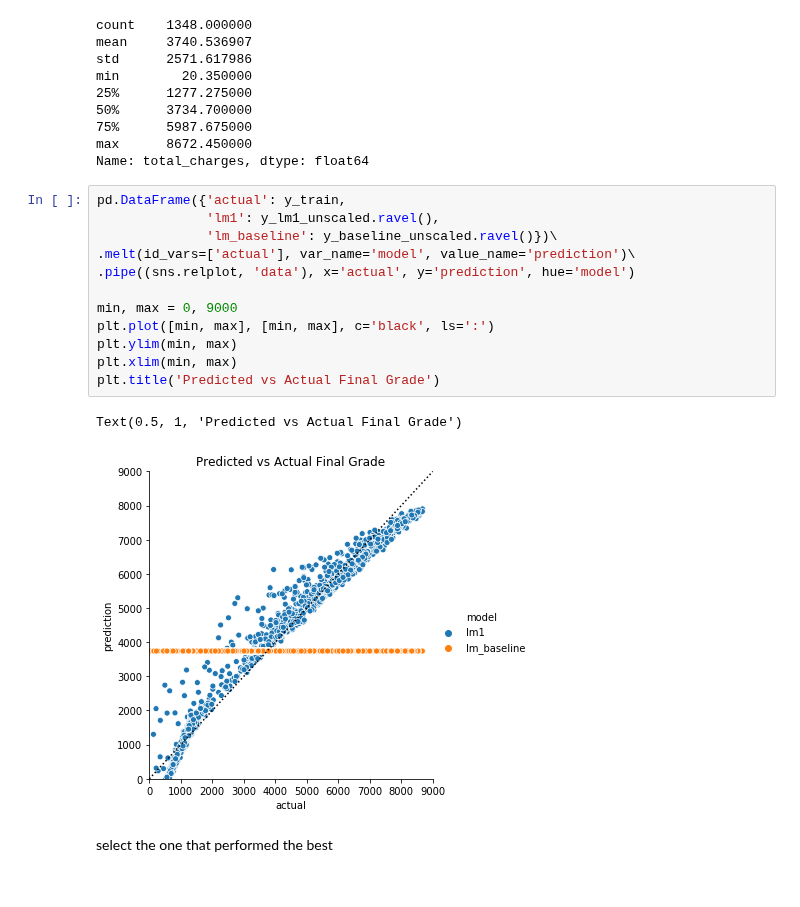
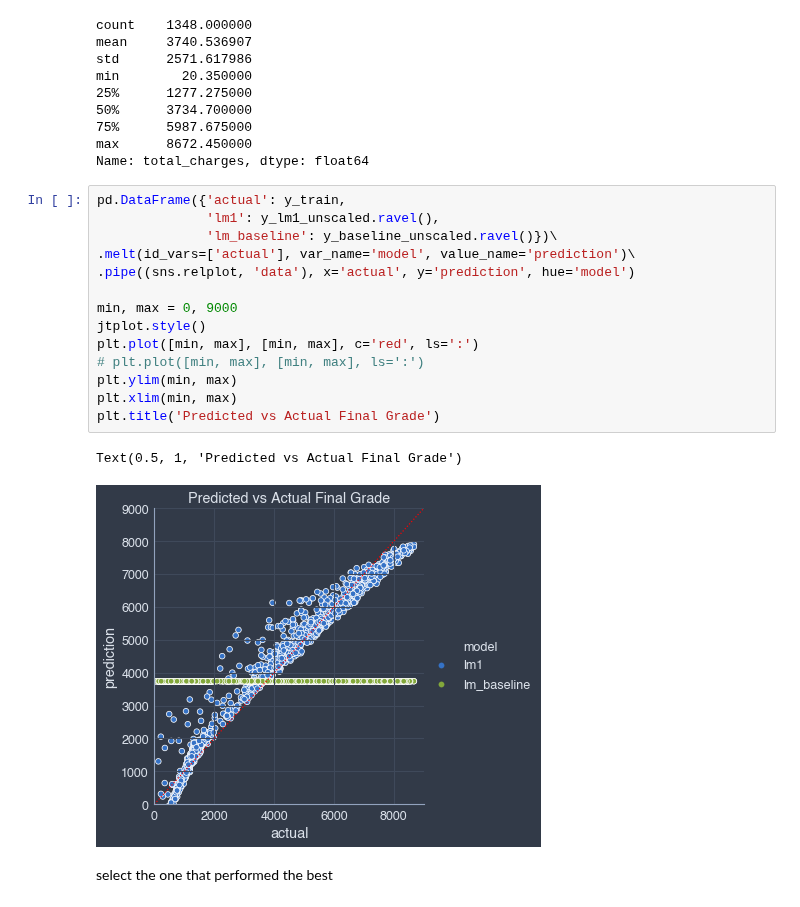
Before and after one commit to misty-garcia/ds-methodologies-exercises, a Jupyter notebook: regression/Model.ipynb, the cells around one changed output. Saved outputs shown, nothing was run; the diff lists cells and outputs as text.

```diff
--- a/regression/Model.ipynb
+++ b/regression/Model.ipynb
@@ -120,18 +121,20 @@ Name: total_charges, dtype: float64
 # %%
 pd.DataFrame({'actual': y_train,
               'lm1': y_lm1_unscaled.ravel(),
               'lm_baseline': y_baseline_unscaled.ravel()})\
 .melt(id_vars=['actual'], var_name='model', value_name='prediction')\
 .pipe((sns.relplot, 'data'), x='actual', y='prediction', hue='model')
 
 min, max = 0, 9000
-plt.plot([min, max], [min, max], c='black', ls=':')
+jtplot.style()
+plt.plot([min, max], [min, max], c='red', ls=':')
+# plt.plot([min, max], [min, max], ls=':')
 plt.ylim(min, max)
 plt.xlim(min, max)
 plt.title('Predicted vs Actual Final Grade')
 # %% [output]
 Text(0.5, 1, 'Predicted vs Actual Final Grade')
-[figure, old version]
+[figure, new version]
 # %% [markdown]
 select the one that performed the best
 # %% [markdown]
```
Also changed, not shown: parts of 2 cells of this notebook, 2 other files.
